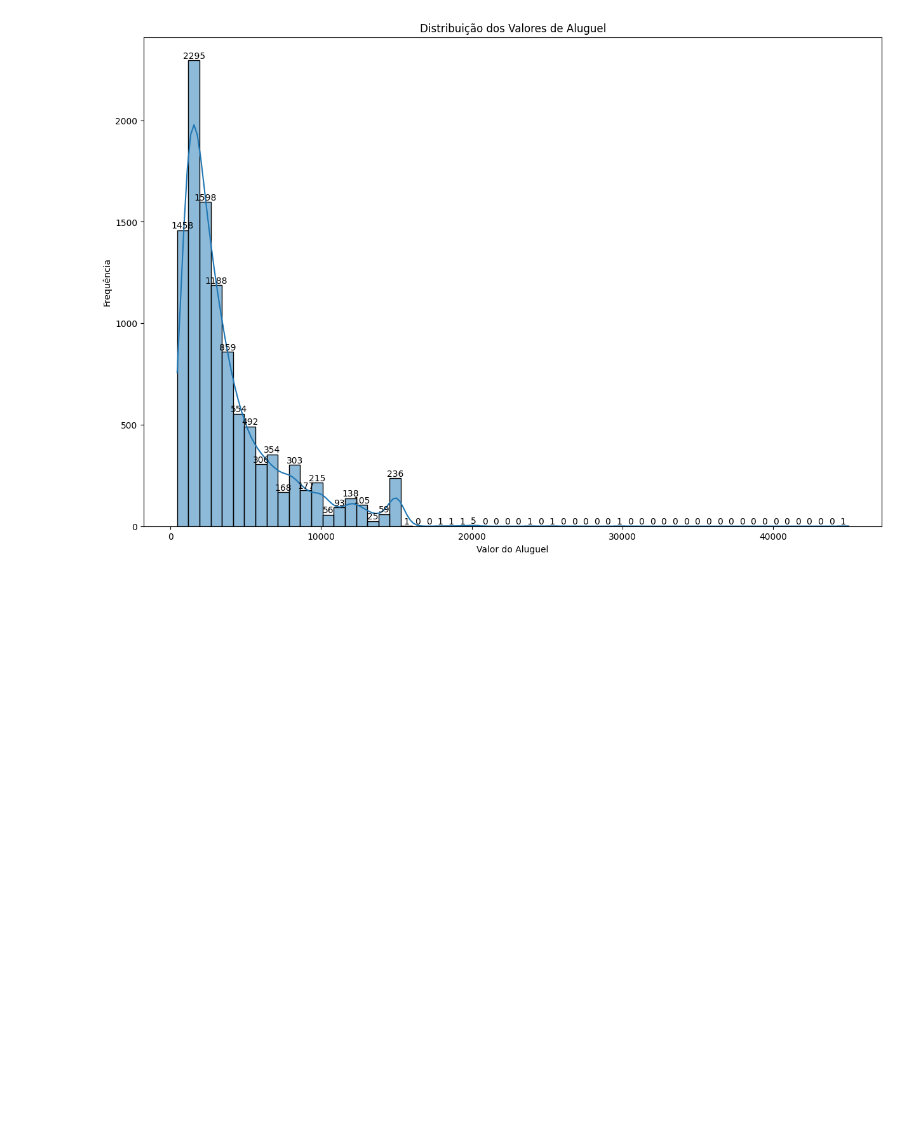
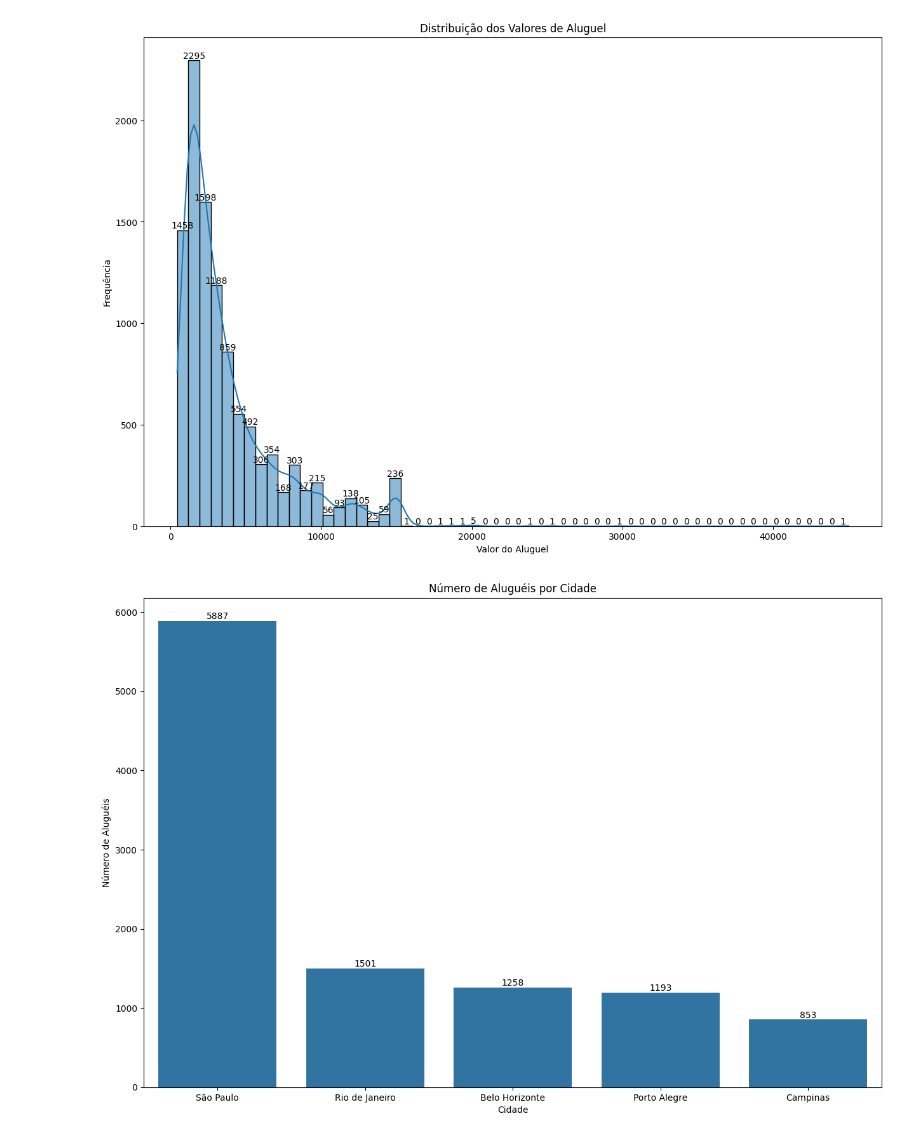
Before and after one commit to Pamplona-C/Notebooks, a Jupyter notebook: IniciaçãoCIentífica.ipynb, the cells around one changed output. Cells and saved outputs as stored; diff of their text form; code cells hidden in the pictures; blank space fills up the shorter version.

```diff
--- a/IniciaçãoCIentífica.ipynb
+++ b/IniciaçãoCIentífica.ipynb
@@ -132,3 +225,18 @@ plt.ylabel('Frequência')
 plt.show()
 # %% [output]
 [figure]
+# %%
+plt.figure(figsize=(15, 10))
+ax = sns.countplot(data=df, x='cidade', order=df['cidade'].value_counts().index)
+
+for p in ax.patches:
+    ax.annotate(format(int(p.get_height()), 'd'),  # Formata o valor como inteiro
+                (p.get_x() + p.get_width() / 2., p.get_height()),  # Posição (x, y)
+                ha='center', va='bottom')  # Alinhamento horizontal e vertical
+plt.title('Número de Aluguéis por Cidade')
+plt.xlabel('Cidade')
+plt.ylabel('Número de Aluguéis')
+# plt.xticks(rotation=50)  # Rotaciona os rótulos das cidades se necessário
+plt.show()
+# %% [output]
+[figure, added]
```
Also changed, not shown: parts of 12 cells of this notebook.
